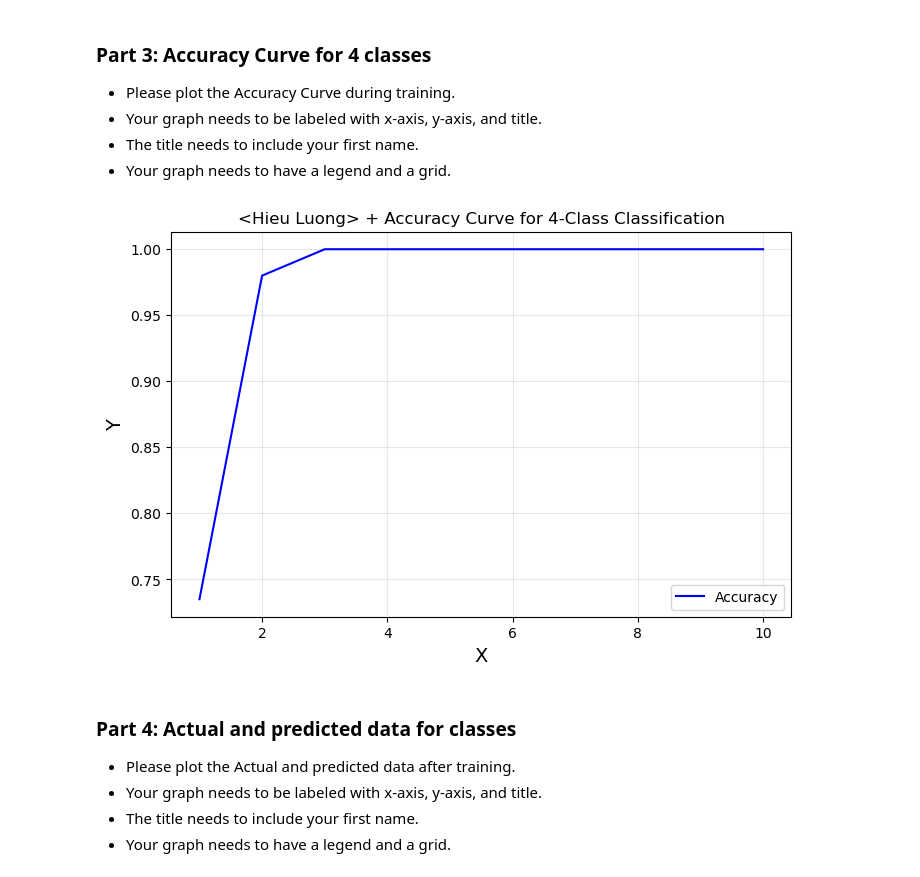
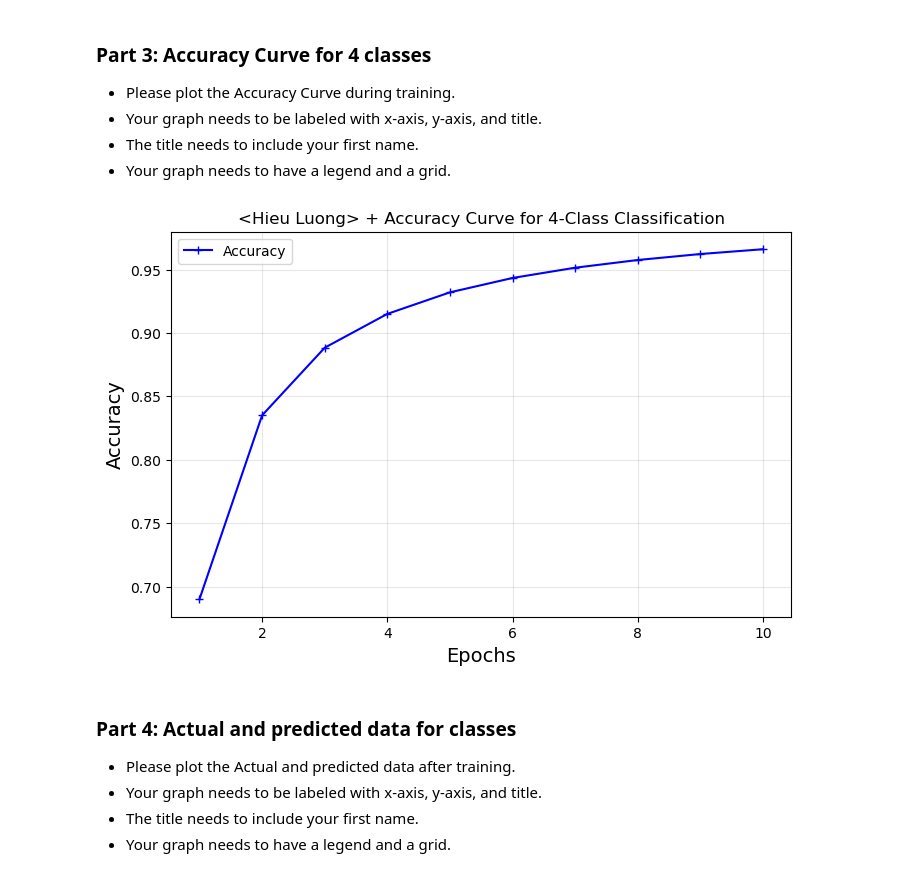
Before and after one commit to HoweyLuong/Lab5_CS457, a Jupyter notebook: Lab5.ipynb, the cells around one changed output. Drawn from its saved outputs; the diff is of its cells as text; code cells hidden in the pictures.

```diff
--- a/Lab5.ipynb
+++ b/Lab5.ipynb
@@ -438,31 +438,30 @@ plt.show()
 # %% [markdown]
 Let's train this model:
 # %%
+
 # model with 2 input layers, 6 hidden layers, and 4 output layers via multiClassifier class
-# Your code
 model_2 = multiClassifier(input_size=2, hidden_size=6, output_size=4)
 
-# Your code
 criterion = torch.nn.CrossEntropyLoss()# loss function with CrossEntropyLoss
 optimizer =torch.optim.Adam(model_2.parameters(), lr =0.2) # optimization algorithm - Adam lr=0.2
-
-accuracy_list= []
+accuracy_metric = MulticlassAccuracy(num_classes=4).to("cpu") #Accuracy metric
+accuracy_list= []#List to strore the accuracy
 for epoch in range(10):
-    correct =0
-    losses = 0
-    total = 0
+    losses =0
+    total =0
     for X_batch, y_batch in dataloader:
-        optimizer.zero_grad()
-        y_pred= model_2(X_batch)
-        loss= criterion(y_pred, y_batch)
-        loss.backward()
-        optimizer.step()
+        optimizer.zero_grad()     #Reset gradients
+        y_pred= model_2(X_batch)  #Forward pass
+        loss= criterion(y_pred, y_batch) #Compute loss
+        loss.backward()     #Backpropagation
+        optimizer.step()     #Update weights
         losses += loss.item()
 
-        _, predicted = torch.max(y_pred,1)
-        correct += (predicted == y_batch).sum().item()
-        total+= y_batch.size(0)
-    accuracy = correct /total
-    accuracy_list.append(accuracy)
-    print(f"epoch: {epoch + 1}, loss: {losses / len(dataloader):.4f}")
+        predicted = torch.argmax(y_pred,dim=1)   #Get the predicted class
+        accuracy_metric(predicted, y_batch)       #Computer accuracy
+
+    avg_loss= losses / len(dataloader)           #Compute the avg loss
+    avg_accuracy = accuracy_metric.compute().item() #Compute average accuracy
+    accuracy_list.append(avg_accuracy)
+    print(f"epoch: {epoch + 1}, Loss: {avg_loss:.4f}, Accuracy:{avg_accuracy:.4f}")
 # %% [output]
@@ -486,17 +485,17 @@ epoch: 10, loss: 0.0003
 - The title needs to include your first name.
 - Your graph needs to have a legend and a grid.
 # %%
-# Your code
+#plt has the figure, with the x and y and the title name
 plt.figure(figsize=(8,5))
-plt.plot(range(1,len(accuracy_list) +1), accuracy_list,linestyle='-', color= 'blue', label ='Accuracy')
-plt.xlabel("X", fontsize=14)
-plt.ylabel("Y", fontsize=14)
+plt.plot(range(1,11), accuracy_list,linestyle='-', color= 'blue',marker='+', label ='Accuracy')
+plt.xlabel("Epochs", fontsize=14)
+plt.ylabel("Accuracy", fontsize=14)
 plt.title("<Hieu Luong> + Accuracy Curve for 4-Class Classification")
 plt.legend()
 plt.grid(alpha=0.3)
 plt.show()
 # %% [output]
-[figure, old version]
+[figure, new version]
 # %% [markdown]
 ### Part 4: Actual and predicted data for classes
 
```
Also changed, not shown: parts of 12 cells of this notebook.
